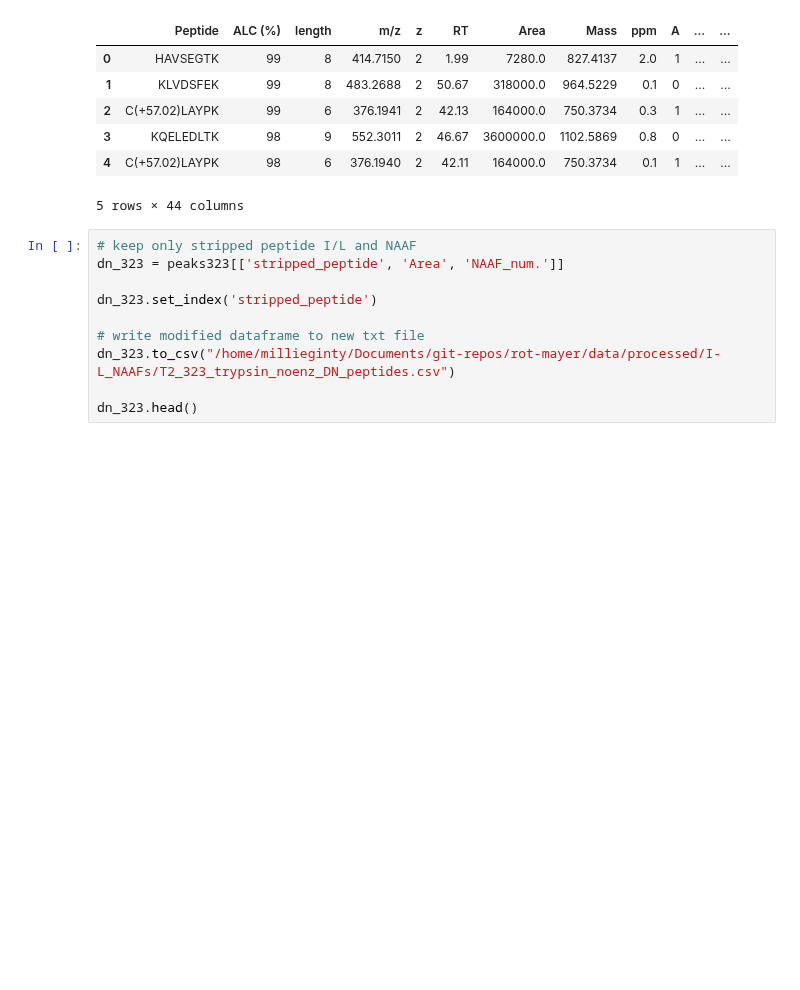
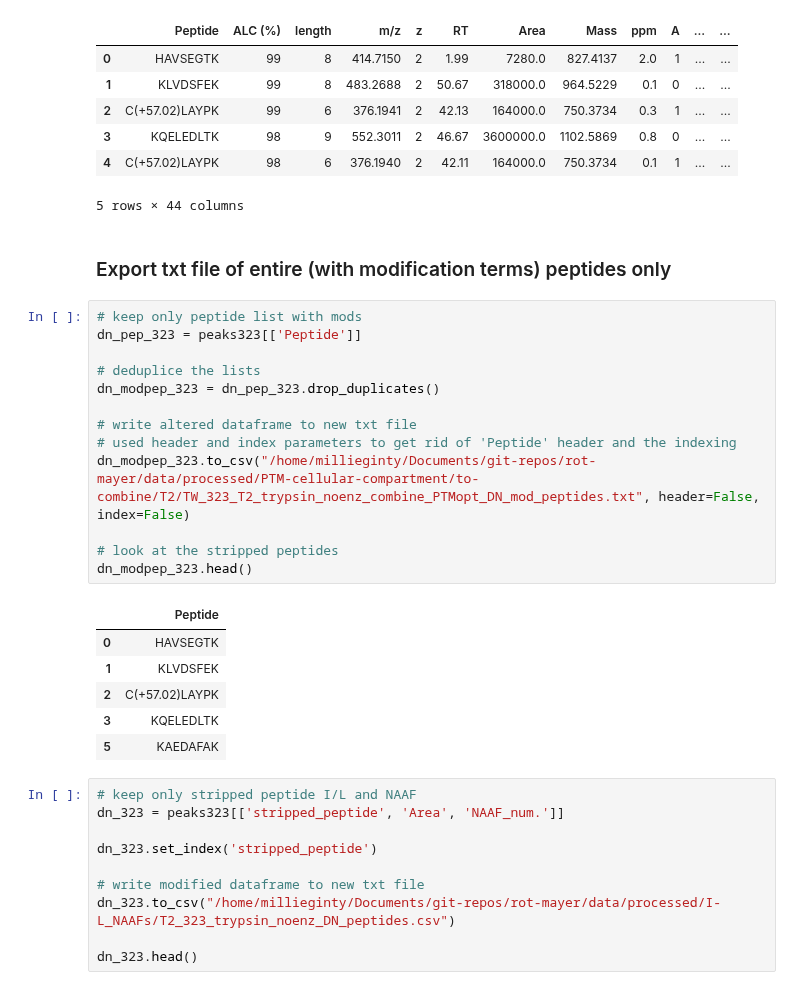
Before and after one commit to MeganEDuffy/rot-mayer, a Jupyter notebook: notebooks/PeaksDN/323_T2_trypsin_noenz_PeaksDN.ipynb, the cells around one changed output. Saved outputs shown, nothing was run; the diff lists cells and outputs as text; blank space fills up the shorter version.

```diff
--- a/notebooks/PeaksDN/323_T2_trypsin_noenz_PeaksDN.ipynb
+++ b/notebooks/PeaksDN/323_T2_trypsin_noenz_PeaksDN.ipynb
@@ -211,6 +212,28 @@ peaks323.head()
 | 3 | KQELEDLTK | 98 | 9 | 552.3011 | 2 | 46.67 | 3600000.0 | 1102.5869 | 0.8 | 0 | ... | ... |
 | 4 | C(+57.02)LAYPK | 98 | 6 | 376.1940 | 2 | 42.11 | 164000.0 | 750.3734 | 0.1 | 1 | ... | ... |
 5 rows × 44 columns
+# %% [markdown]
+### Export txt file of entire (with modification terms) peptides only
+# %%
+# keep only peptide list with mods
+dn_pep_323 = peaks323[['Peptide']]
+
+# deduplice the lists
+dn_modpep_323 = dn_pep_323.drop_duplicates()
+
+# write altered dataframe to new txt file
+# used header and index parameters to get rid of 'Peptide' header and the indexing
+dn_modpep_323.to_csv("/home/millieginty/Documents/git-repos/rot-mayer/data/processed/PTM-cellular-compartment/to-combine/T2/TW_323_T2_trypsin_noenz_combine_PTMopt_DN_mod_peptides.txt", header=False, index=False)
+
+# look at the stripped peptides
+dn_modpep_323.head()
+# %% [output]
+|  | Peptide |
+| 0 | HAVSEGTK |
+| 1 | KLVDSFEK |
+| 2 | C(+57.02)LAYPK |
+| 3 | KQELEDLTK |
+| 5 | KAEDAFAK |
 # %%
 # keep only stripped peptide I/L and NAAF
 dn_323 = peaks323[['stripped_peptide', 'Area', 'NAAF_num.']]
```
Also changed, not shown: parts of 1 cell of this notebook, 11 other files.
